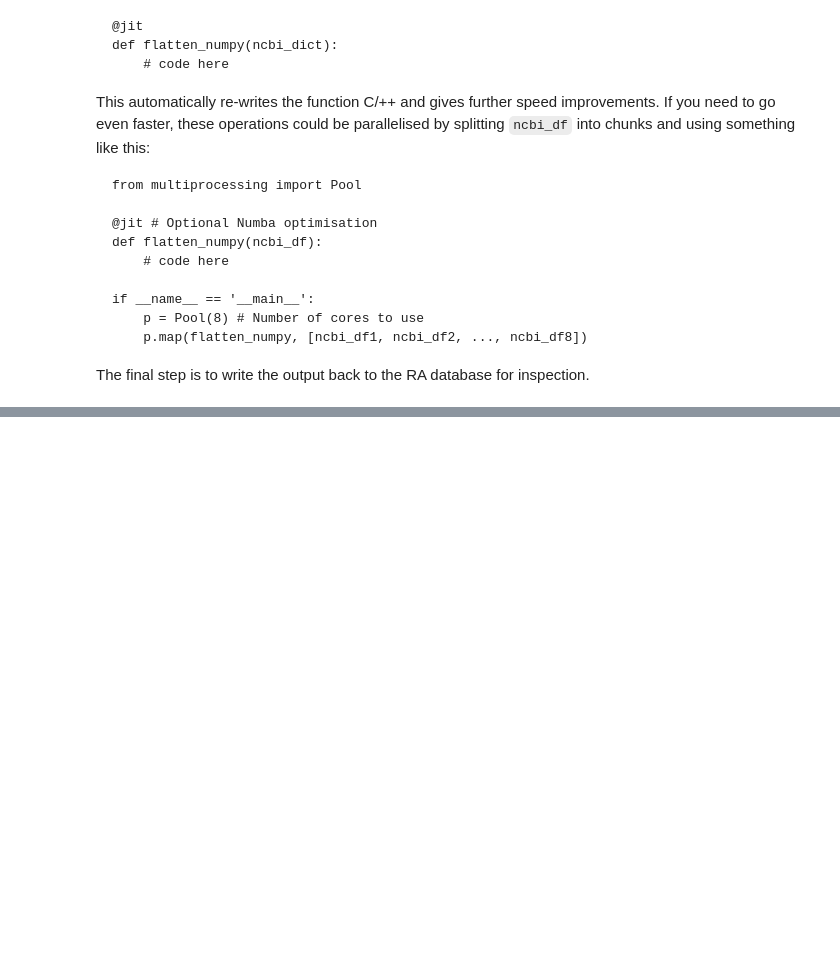
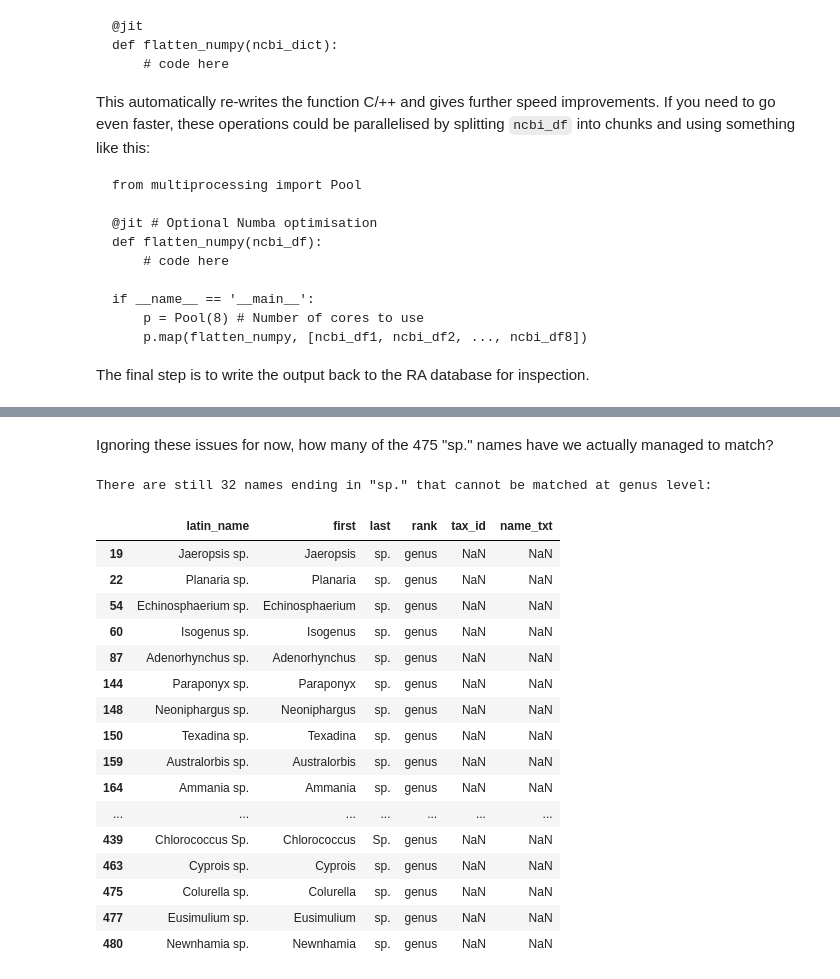
Before and after one commit to JamesSample/misc, a Jupyter notebook: radb.ipynb, the cells around one changed output, grey strips where cells are left out. Cells and saved outputs as stored; diff of their text form; code cells hidden in the pictures; blank space fills up the shorter version.

Commit message:
Matching NCBI names part 2

```diff
--- a/radb.ipynb
+++ b/radb.ipynb
@@ -402,0 +392,11 @@ The following issues need further investigation:
+# %%
+# Split data into names matched successfully and names not matched
+df_match = df.dropna()
+df_nomat = df.query('tax_id != tax_id')
+
+# Remove blank cols
+del df_nomat['tax_id'], df_nomat['name_txt']
+
+print 'Number of unmatched entries:', len(df_nomat)
+
+df_nomat.head()
@@ -402,0 +430,7 @@ The following issues need further investigation:
+# %%
+# Get entries ending in "sp."
+df_sp = df_nomat.query('(last=="Sp.") or (last=="sp.")')
+
+print 'There are %s unmatched entries ending in "sp." or "Sp."' % len(df_sp)
+
+df_sp.head()
@@ -402,0 +447,12 @@ The following issues need further investigation:
+# %%
+# Add "rank" col for all "sp." entries equal to "genus"
+df_sp['rank'] = 'genus'
+
+# Join
+df_sp2 = pd.merge(df_sp, ncbi_df, how='left',
+                  left_on=['first', 'rank'],
+                  right_on=['name_txt', 'rank'])
+
+print len(df_sp2)
+
+df_sp2.head()
@@ -402,0 +535,32 @@ The following issues need further investigation:
+# %% [markdown]
+Ignoring these issues for now, how many of the 475 "sp." names have we actually managed to match?
+# %%
+# Ignore duplication issue by dropping duplicates at random
+df_spmatch = df_sp2.drop_duplicates(['latin_name'])
+assert len(df_spmatch) == len(df_sp)
+
+# How many are still unmatched?
+df_spnomat = df_spmatch.query('tax_id != tax_id')
+
+print 'There are still %s names ending in "sp." that cannot be matched at genus level:' % len(df_spnomat)
+
+df_spnomat
+# %% [output]
+There are still 32 names ending in "sp." that cannot be matched at genus level:
+|  | latin_name | first | last | rank | tax_id | name_txt |
+| 19 | Jaeropsis sp. | Jaeropsis | sp. | genus | NaN | NaN |
+| 22 | Planaria sp. | Planaria | sp. | genus | NaN | NaN |
+| 54 | Echinosphaerium sp. | Echinosphaerium | sp. | genus | NaN | NaN |
+| 60 | Isogenus sp. | Isogenus | sp. | genus | NaN | NaN |
+| 87 | Adenorhynchus sp. | Adenorhynchus | sp. | genus | NaN | NaN |
+| 144 | Paraponyx sp. | Paraponyx | sp. | genus | NaN | NaN |
+| 148 | Neoniphargus sp. | Neoniphargus | sp. | genus | NaN | NaN |
+| 150 | Texadina sp. | Texadina | sp. | genus | NaN | NaN |
+| 159 | Australorbis sp. | Australorbis | sp. | genus | NaN | NaN |
+| 164 | Ammania sp. | Ammania | sp. | genus | NaN | NaN |
+| ... | ... | ... | ... | ... | ... | ... |
+| 439 | Chlorococcus Sp. | Chlorococcus | Sp. | genus | NaN | NaN |
+| 463 | Cyprois sp. | Cyprois | sp. | genus | NaN | NaN |
+| 475 | Colurella sp. | Colurella | sp. | genus | NaN | NaN |
+| 477 | Eusimulium sp. | Eusimulium | sp. | genus | NaN | NaN |
+| 480 | Newnhamia sp. | Newnhamia | sp. | genus | NaN | NaN |
```
Also changed, not shown: parts of 36 cells of this notebook.
